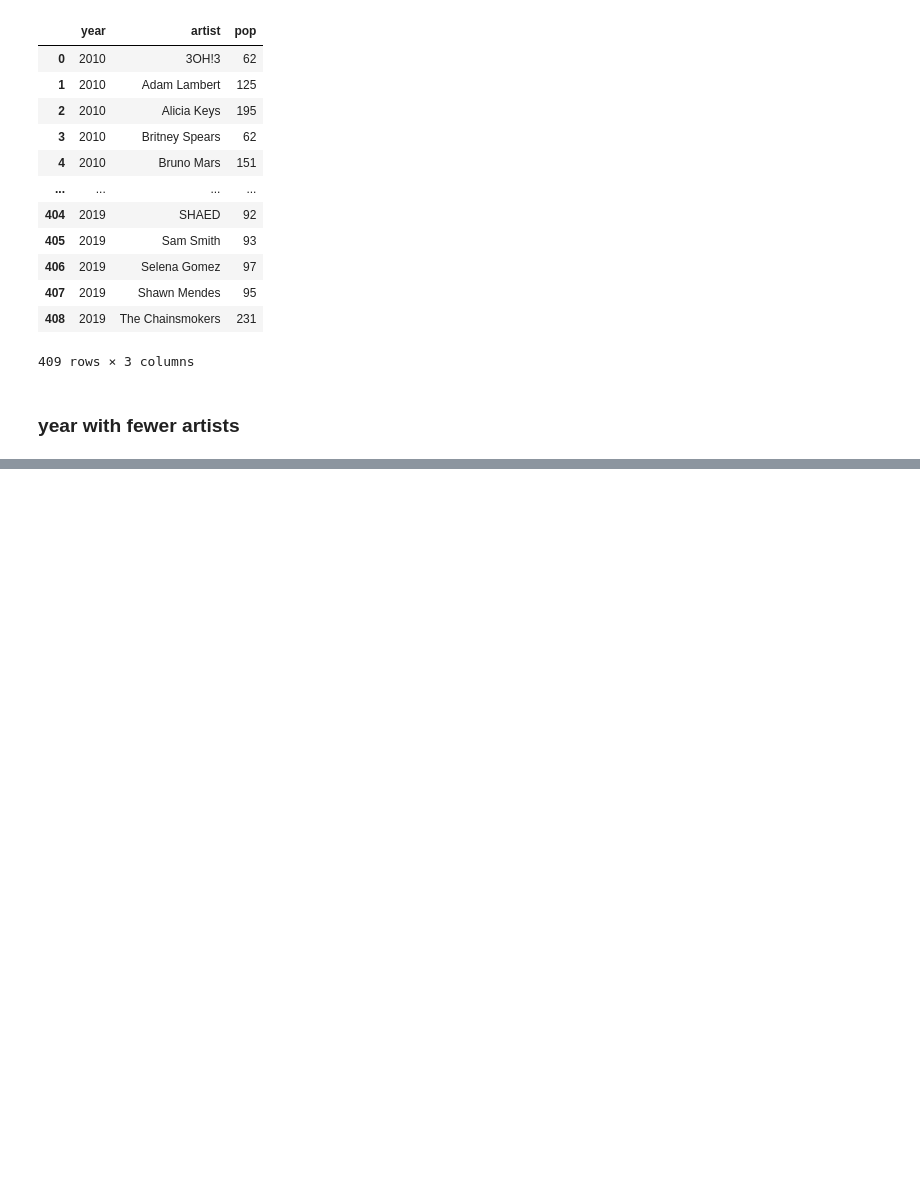
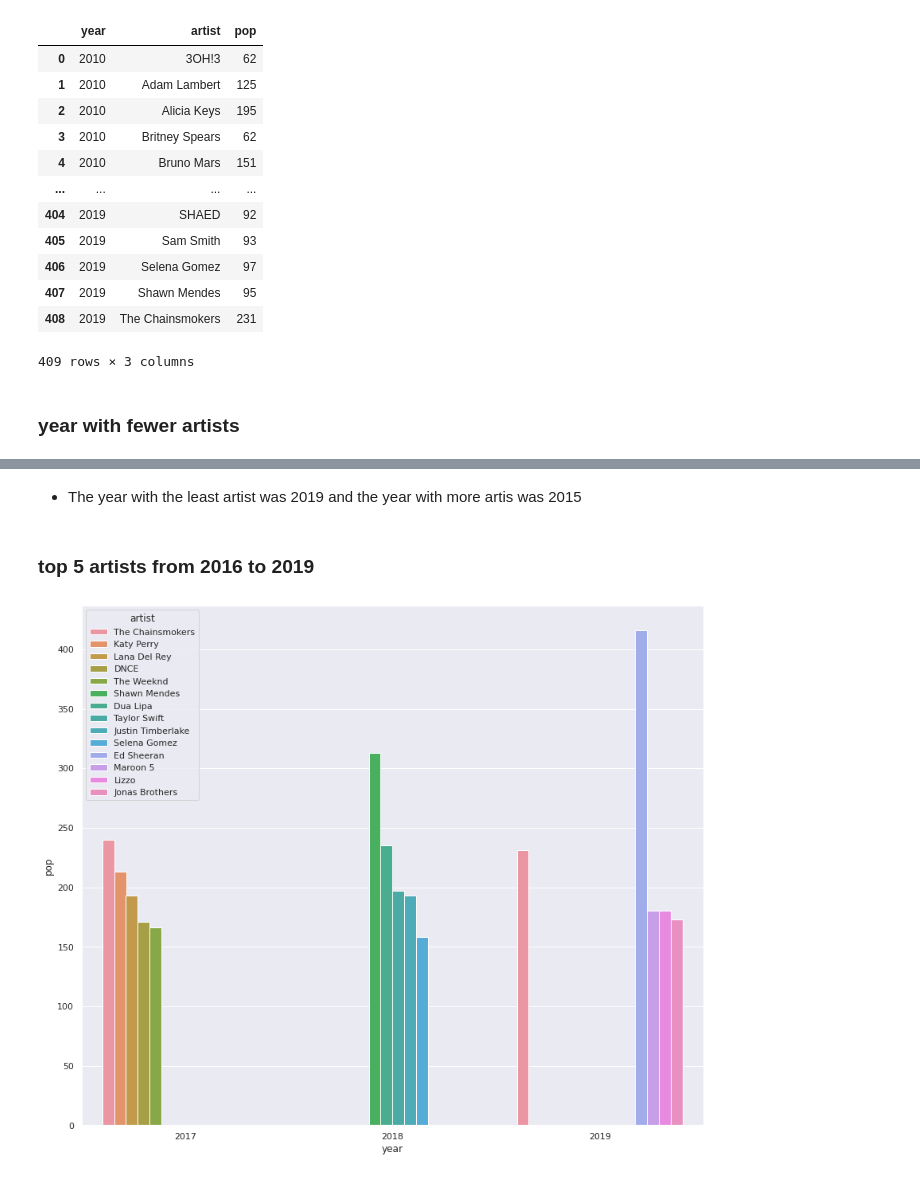
Before and after one commit to ADRIANVM117/proyectos_propios, a Jupyter notebook: mini_proyectos/spotify_advm/spotify_advm.ipynb, the cells around one changed output, grey strips where cells are left out. Cells and saved outputs as stored; diff of their text form; code cells hidden in the pictures; blank space fills up the shorter version.

```diff
--- a/mini_proyectos/spotify_advm/spotify_advm.ipynb
+++ b/mini_proyectos/spotify_advm/spotify_advm.ipynb
@@ -351,0 +330,23 @@ z
+# %% [markdown]
+- The year with the least artist was 2019 and the year with more artis was 2015
+# %% [markdown]
+### top 5 artists from 2016 to 2019
+# %%
+first = b[b['year'] == 2017]
+second = b[b['year'] == 2018]
+thrid = b[b['year'] == 2019]
+
+firstsort = first.sort_values(['pop'], ascending = False)
+firsttop = firstsort.iloc[0:5]
+secondsort = second.sort_values(['pop'], ascending = False)
+secondtop = secondsort.iloc[0:5]
+thridsort = thrid.sort_values(['pop'], ascending = False)
+thridsttop = thridsort.iloc[0:5]
+
+all  = pd.concat([firsttop, secondtop, thridsttop])
+sns.color_palette("rocket")
+plt.figure(figsize = (14,12))
+sns.barplot(data = all, x = 'year', y = 'pop', hue = 'artist')
+plt.show()
+# %% [output]
+[figure, added]
```
Also changed, not shown: parts of 19 cells of this notebook.
